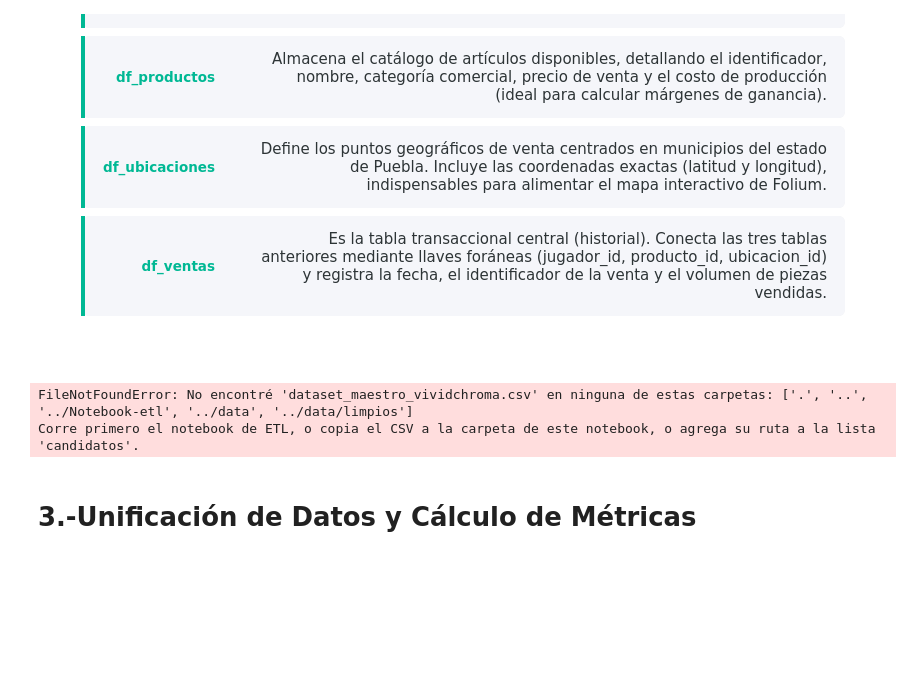
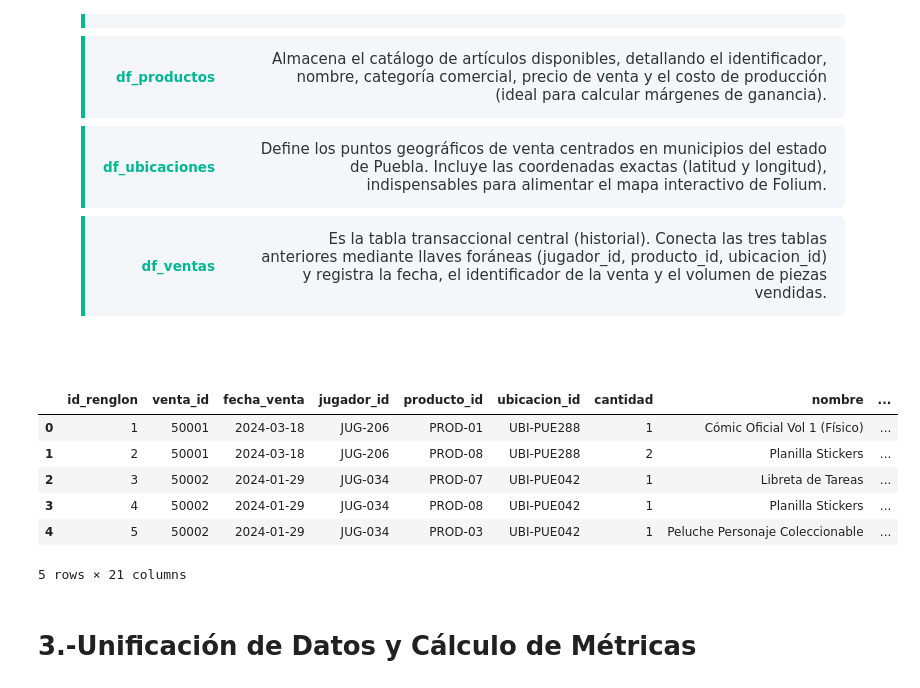
Before and after one commit to lilianarog/VividChromaGames, a Jupyter notebook: notebooks/eda_vivid_chroma.ipynb, the cells around one changed output. Drawn from its saved outputs; the diff is of its cells as text; code cells hidden in the pictures; blank space fills up the shorter version.

```diff
--- a/notebooks/eda_vivid_chroma.ipynb
+++ b/notebooks/eda_vivid_chroma.ipynb
@@ -197,40 +197,26 @@ plt.rcParams['figure.figsize'] = (10, 5)
 # %%
 import glob
 import os
 
 def cargar_dataset_maestro():
-    """
-    Busca 'dataset_maestro_vividchroma.csv' (el que genera el notebook de
-    ETL) en varias carpetas candidatas, para no depender de que el ETL y
-    el EDA estén exactamente en la misma carpeta.
-    """
-    candidatos = [
-        '.',
-        '..',
-        '../Notebook-etl',
-        '../data',
-        '../data/limpios',
-    ]
+    candidatos = ['.', './datas', '..', '../Notebook-etl', '../Notebook-etl/data', '../data', '../data/limpios']
     for carpeta in candidatos:
         coincidencias = glob.glob(os.path.join(carpeta, 'dataset_maestro_vividchroma.csv'))
         if coincidencias:
-            print(f"Dataset maestro encontrado en: {os.path.abspath(coincidencias[0])}")
             return pd.read_csv(coincidencias[0])
-    raise FileNotFoundError(
-        "No encontré 'dataset_maestro_vividchroma.csv' en ninguna de estas carpetas: "
-        f"{candidatos}\n"
-        "Corre primero el notebook de ETL, o copia el CSV a la carpeta de este notebook, "
-        "o agrega su ruta a la lista 'candidatos'."
-    )
+    raise FileNotFoundError(f"No encontré 'dataset_maestro_vividchroma.csv' en: {candidatos}")
 
 df_df = cargar_dataset_maestro()
 df_df['fecha_venta'] = pd.to_datetime(df_df['fecha_venta'])
-
-print(f"Filas cargadas: {len(df_df)}")
 df_df.head()
 # %% [output]
+|  | id_renglon | venta_id | fecha_venta | jugador_id | producto_id | ubicacion_id | cantidad | nombre | ... |
+| 0 | 1 | 50001 | 2024-03-18 | JUG-206 | PROD-01 | UBI-PUE288 | 1 | Cómic Oficial Vol 1 (Físico) | ... |
+| 1 | 2 | 50001 | 2024-03-18 | JUG-206 | PROD-08 | UBI-PUE288 | 2 | Planilla Stickers | ... |
+| 2 | 3 | 50002 | 2024-01-29 | JUG-034 | PROD-07 | UBI-PUE042 | 1 | Libreta de Tareas | ... |
+| 3 | 4 | 50002 | 2024-01-29 | JUG-034 | PROD-08 | UBI-PUE042 | 1 | Planilla Stickers | ... |
+| 4 | 5 | 50002 | 2024-01-29 | JUG-034 | PROD-03 | UBI-PUE042 | 1 | Peluche Personaje Coleccionable | ... |
-FileNotFoundError: No encontré 'dataset_maestro_vividchroma.csv' en ninguna de estas carpetas: ['.', '..', '../Notebook-etl', '../data', '../data/limpios']
-Corre primero el notebook de ETL, o copia el CSV a la carpeta de este notebook, o agrega su ruta a la lista 'candidatos'.
+5 rows × 21 columns
 # %% [markdown]
 # 3.-Unificación de Datos y Cálculo de Métricas
 # %% [markdown]
```
Also changed, not shown: parts of 1 cell of this notebook.
